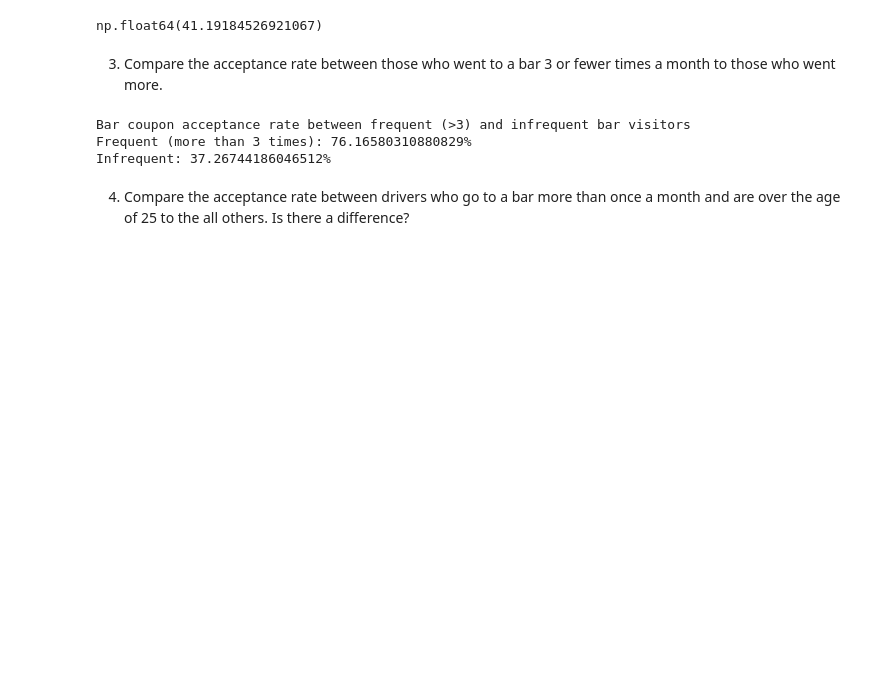
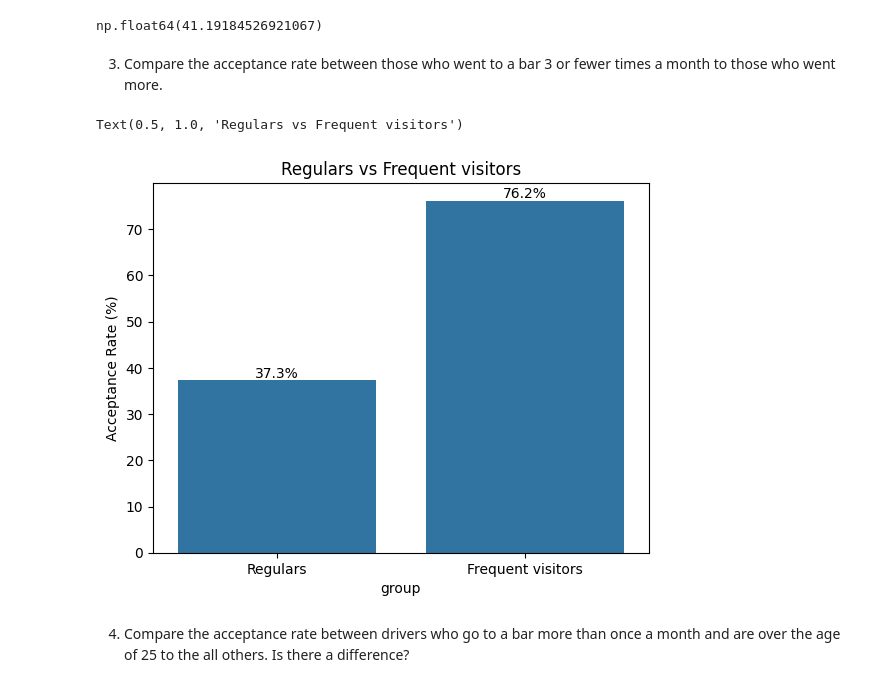
Before and after one commit to vilyapilya/coupon_acceptance_analysis, a Jupyter notebook: prompt.ipynb, the cells around one changed output. Drawn from its saved outputs; the diff is of its cells as text; code cells hidden in the pictures; blank space fills up the shorter version.

Commit message:
add graphs to bar amalysis as well

```diff
--- a/prompt.ipynb
+++ b/prompt.ipynb
@@ -173,18 +173,33 @@ bar_coupons["Y"].mean() * 100
 np.float64(41.19184526921067)
 # %% [markdown]
 3. Compare the acceptance rate between those who went to a bar 3 or fewer times a month to those who went more.
-# %%
-mask = bar_coupons["Bar"].isin(["4~8", "gt8"])
-frequent_bar_visitors = bar_coupons[mask]
-infrequent_bar_visitors = bar_coupons[~mask]
-
-print("Bar coupon acceptance rate between frequent (>3) and infrequent bar visitors")
-print(f"Frequent (more than 3 times): {frequent_bar_visitors["Y"].mean() * 100}%")
-print(f"Infrequent: {infrequent_bar_visitors["Y"].mean() * 100}%")
-# %% [output]
-Bar coupon acceptance rate between frequent (>3) and infrequent bar visitors
-Frequent (more than 3 times): 76.16580310880829%
-Infrequent: 37.26744186046512%
+# %%
+mask = bar_coupons["Bar"].isin(["4~8", "gt8"])
+frequent_bar_visitors = bar_coupons[mask]
+infrequent_bar_visitors = bar_coupons[~mask]
+
+acceptance_df = pd.DataFrame({
+    "group": ["Regulars", "Frequent visitors"],
+    "acceptance_rate": [
+        infrequent_bar_visitors["Y"].mean() * 100,
+        frequent_bar_visitors["Y"].mean() * 100
+    ]
+})
+
+ax = sns.barplot(
+    data=acceptance_df,
+    x="group",
+    y="acceptance_rate"
+)
+
+for container in ax.containers:
+    ax.bar_label(container, fmt="%.1f%%")
+
+plt.ylabel("Acceptance Rate (%)")
+plt.title("Regulars vs Frequent visitors")
+# %% [output]
+Text(0.5, 1.0, 'Regulars vs Frequent visitors')
+[figure, added]
 # %% [markdown]
 4. Compare the acceptance rate between drivers who go to a bar more than once a month and are over the age of 25 to the all others.  Is there a difference?
 # %%
```
Also changed, not shown: parts of 6 cells of this notebook.
